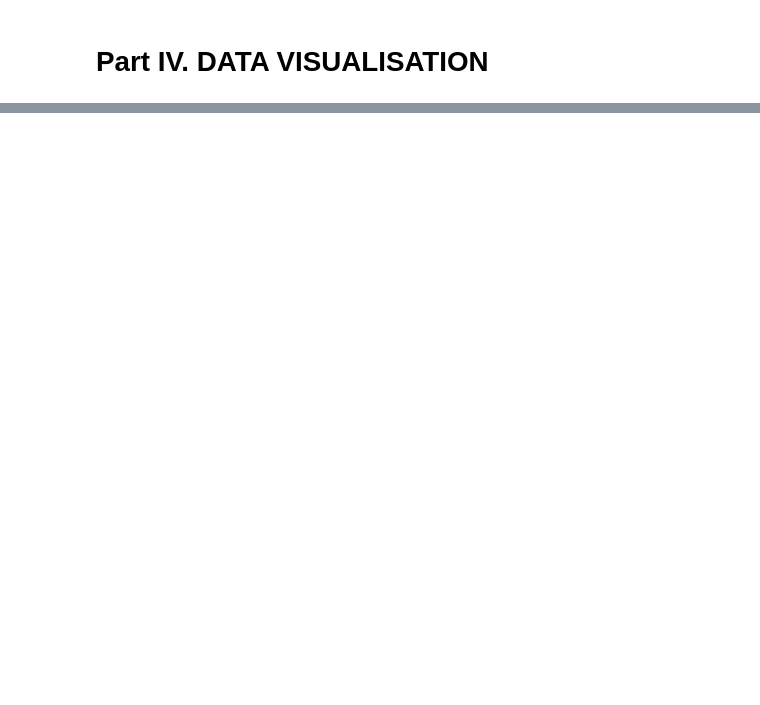
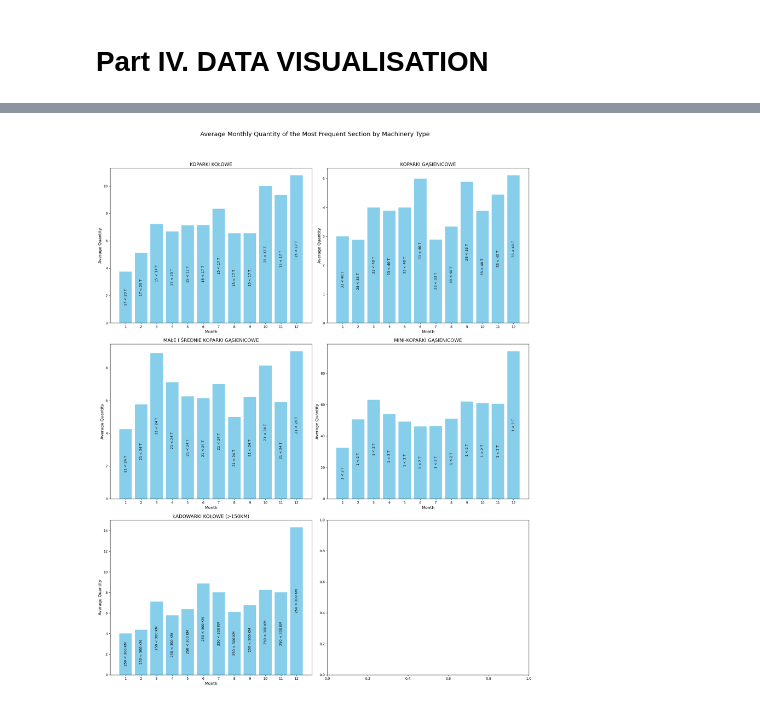
Before and after one commit to drajczak/cm-market-analysys, a Jupyter notebook: cm-market-analysys.ipynb, the cells around one changed output, grey strips where cells are left out. Cells and saved outputs as stored; diff of their text form; code cells hidden in the pictures; blank space fills up the shorter version.

Commit message:
corrected visualisations

```diff
--- a/cm-market-analysys.ipynb
+++ b/cm-market-analysys.ipynb
@@ -985,0 +824,29 @@ interactive(children=(Dropdown(description='year', options=(2009, 2010, 2011, 20
+# %%
+import matplotlib.pyplot as plt
+
+# Assuming the rest of the code remains the same as previously outlined
+# ... Your code for calculations ...
+
+# Plotting with adjusted annotations
+fig, axes = plt.subplots(nrows=3, ncols=2, figsize=(18, 24), squeeze=False)
+fig.suptitle('Average Monthly Quantity of the Most Frequent Section by Machinery Type', fontsize=18)
+
+for i, (data, title) in enumerate(zip(calculated_data, titles)):
+    ax = axes.flatten()[i]
+    bars = ax.bar(data['month'], data['average_quantity'], color='skyblue')
+    ax.set_title(title, fontsize=14)
+    ax.set_xlabel('Month', fontsize=12)
+    ax.set_ylabel('Average Quantity', fontsize=12)
+    ax.set_xticks(range(1, 13))  # Ensure all months are shown
+
+    # Annotate sections inside the bars in black color
+    for bar, row in zip(bars, data.iterrows()):
+        row = row[1]  # row is a tuple (index, Series), extracting Series
+        height = bar.get_height()
+        ax.text(bar.get_x() + bar.get_width() / 2, height * 0.5, s=row['section'],
+                ha='center', va='center', fontsize=10, color='black', rotation=90)
+
+plt.tight_layout(rect=[0, 0.03, 1, 0.95])
+plt.show()
+# %% [output]
+[figure, added]
```
Also changed, not shown: parts of 38 cells of this notebook.
